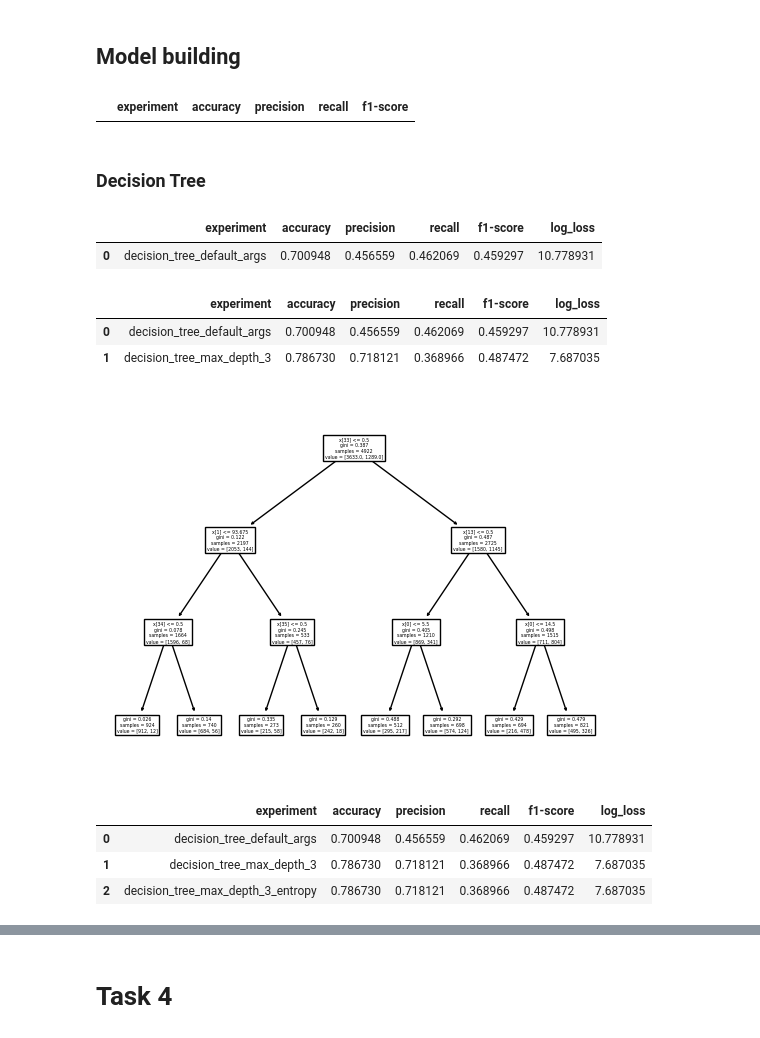
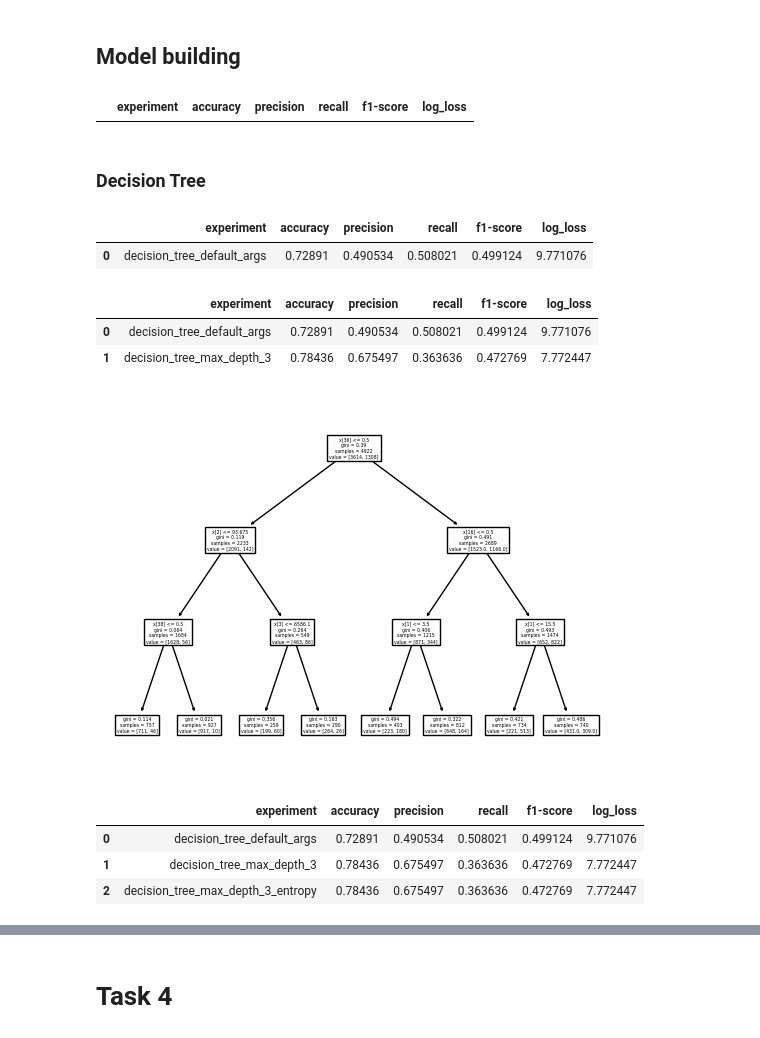
Before and after one commit to Dmmilchev/machine-learning-course, a Jupyter notebook: week07 - Decision trees. Random forests. Bagging./classwork/decision_tree_random_forest.ipynb, the cells around one changed output, grey strips where cells are left out. Drawn from its saved outputs; the diff is of its cells as text; code cells hidden in the pictures.

```diff
--- a/week07 - Decision trees. Random forests. Bagging./classwork/decision_tree_random_forest.ipynb
+++ b/week07 - Decision trees. Random forests. Bagging./classwork/decision_tree_random_forest.ipynb
@@ -264,7 +269,9 @@ Create a `preprocess_inputs` function that takes a dataframe and performs the fo
 # %%
 def preprocess_inputs(df : pd.DataFrame) -> pd.DataFrame:
     df = df.drop(columns=['customerID'])
+    df_encoded = pd.get_dummies(df)
+    y = df['Churn'].apply(lambda x: 1 if x == 'Yes' else 0)
+    X = df_encoded.drop(columns=['Churn_No', 'Churn_Yes'])
+    return train_test_split(X, y, test_size=0.3, random_state=42)
 
-    return df
-
-preprocess_inputs(df_churn)
+X_train, X_test, y_train, y_test = preprocess_inputs(df_churn)
@@ -321,34 +316,74 @@ Name: Churn, Length: 4922, dtype: int64
 ## Model building
 # %%
 # Create the `results` table - "df_results".
+df_results = pd.DataFrame(columns=['experiment', 'accuracy', 'precision', 'recall', 'f1-score', 'log_loss'])
+df_results
 # %% [output]
-|  | experiment | accuracy | precision | recall | f1-score |
+|  | experiment | accuracy | precision | recall | f1-score | log_loss |
 # %% [markdown]
 ### Decision Tree
+# %%
+model = DecisionTreeClassifier()
+model.fit(X_train, y_train)
+y_pred = model.predict(X_test)
 # %%
 # Train a DecisionTreeClassifier() with default parameters and evaluate it.
 # Show "df_results" (output may vary because of randomness).
+df_results = pd.concat([df_results, pd.DataFrame({
+    'experiment': ['decision_tree_default_args'],
+    'accuracy': [accuracy_score(y_test, y_pred)],
+    'precision': [precision_score(y_test, y_pred)],
+    'recall': [recall_score(y_test, y_pred)],
+    'f1-score': [f1_score(y_test, y_pred)],
+    'log_loss': [log_loss(y_test, y_pred)]
+})], ignore_index=True)
+df_results
 # %% [output]
 |  | experiment | accuracy | precision | recall | f1-score | log_loss |
-| 0 | decision_tree_default_args | 0.700948 | 0.456559 | 0.462069 | 0.459297 | 10.778931 |
+| 0 | decision_tree_default_args | 0.72891 | 0.490534 | 0.508021 | 0.499124 | 9.771076 |
 # %%
 # Train a DecisionTreeClassifier() with a maximum depth of 3 and evaluate it.
 # Show "df_results" (output may vary because of randomness).
+model = DecisionTreeClassifier(max_depth=3)
+model.fit(X_train, y_train)
+y_pred = model.predict(X_test)
+df_results = pd.concat([df_results, pd.DataFrame({
+    'experiment': ['decision_tree_max_depth_3'],
+    'accuracy': [accuracy_score(y_test, y_pred)],
+    'precision': [precision_score(y_test, y_pred)],
+    'recall': [recall_score(y_test, y_pred)],
+    'f1-score': [f1_score(y_test, y_pred)],
+    'log_loss': [log_loss(y_test, y_pred)]
+})], ignore_index=True)
+df_results
 # %% [output]
 |  | experiment | accuracy | precision | recall | f1-score | log_loss |
-| 0 | decision_tree_default_args | 0.700948 | 0.456559 | 0.462069 | 0.459297 | 10.778931 |
-| 1 | decision_tree_max_depth_3 | 0.786730 | 0.718121 | 0.368966 | 0.487472 | 7.687035 |
+| 0 | decision_tree_default_args | 0.72891 | 0.490534 | 0.508021 | 0.499124 | 9.771076 |
+| 1 | decision_tree_max_depth_3 | 0.78436 | 0.675497 | 0.363636 | 0.472769 | 7.772447 |
 # %%
 # Use the sklearn.tree.plot_tree function to display the tree.
+plot_tree(model);
 # %% [output]
-[figure, old version]
+[figure, new version]
 # %%
 # Train a DecisionTreeClassifier() with a maximum depth of 3 and entropy as the criterion for splitting the nodes and evaluate it.
 # Show "df_results" (output may vary because of randomness).
+model = DecisionTreeClassifier(max_depth=3, criterion='entropy')
+model.fit(X_train, y_train)
+y_pred = model.predict(X_test)
+df_results = pd.concat([df_results, pd.DataFrame({
+    'experiment': ['decision_tree_max_depth_3_entropy'],
+    'accuracy': [accuracy_score(y_test, y_pred)],
+    'precision': [precision_score(y_test, y_pred)],
+    'recall': [recall_score(y_test, y_pred)],
+    'f1-score': [f1_score(y_test, y_pred)],
+    'log_loss': [log_loss(y_test, y_pred)]
+})], ignore_index=True)
+df_results
 # %% [output]
 |  | experiment | accuracy | precision | recall | f1-score | log_loss |
-| 0 | decision_tree_default_args | 0.700948 | 0.456559 | 0.462069 | 0.459297 | 10.778931 |
-| 1 | decision_tree_max_depth_3 | 0.786730 | 0.718121 | 0.368966 | 0.487472 | 7.687035 |
-| 2 | decision_tree_max_depth_3_entropy | 0.786730 | 0.718121 | 0.368966 | 0.487472 | 7.687035 |
+| 0 | decision_tree_default_args | 0.72891 | 0.490534 | 0.508021 | 0.499124 | 9.771076 |
+| 1 | decision_tree_max_depth_3 | 0.78436 | 0.675497 | 0.363636 | 0.472769 | 7.772447 |
+| 2 | decision_tree_max_depth_3_entropy | 0.78436 | 0.675497 | 0.363636 | 0.472769 | 7.772447 |
 # %%
 # Use the sklearn.tree.plot_tree function to display the tree.
```
Also changed, not shown: parts of 17 cells of this notebook.
